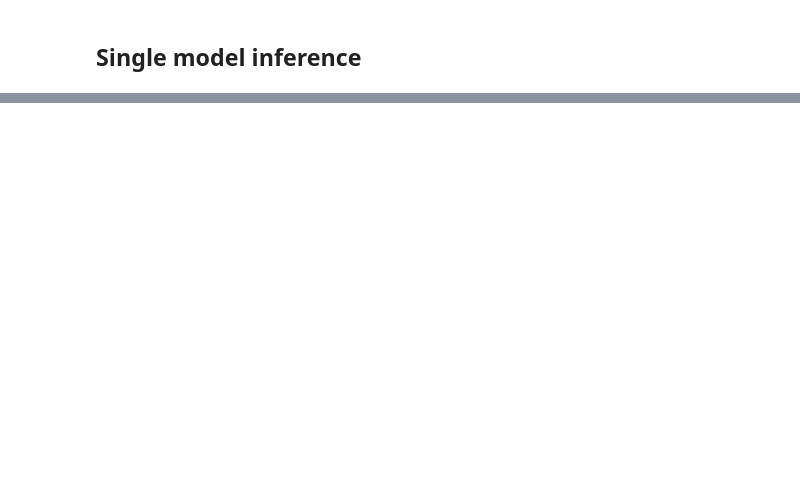
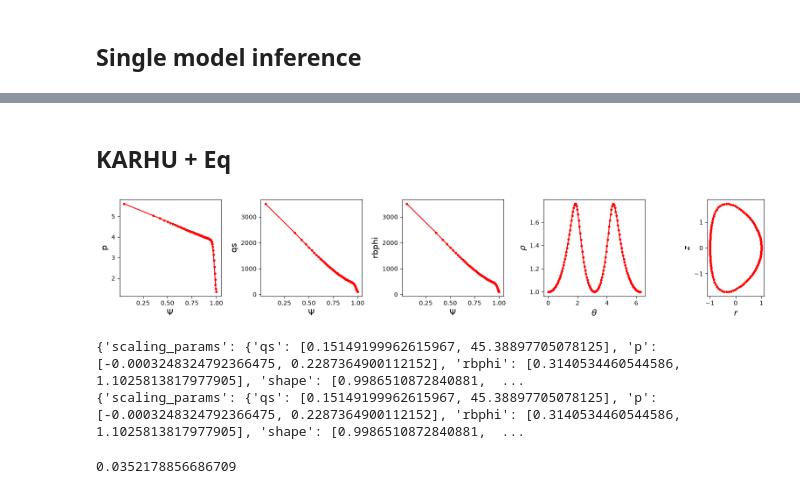
Before and after one commit to DIGIfusion/karhu, a Jupyter notebook: example/run_inference.ipynb, the cells around one changed output, grey strips where cells are left out. Drawn from its saved outputs; the diff is of its cells as text; code cells hidden in the pictures; blank space fills up the shorter version.

```diff
--- a/example/run_inference.ipynb
+++ b/example/run_inference.ipynb
@@ -133,0 +136,59 @@ plt.show()
+# %% [markdown]
+## KARHU + Eq
+# %%
+"""
+The data directory in the example folder contains the HELENA files needed to construct the model input.
+You can replace this with your own HELENA equilibrium files. The model predicts the maximum growth rate of
+the given equilibrium.
+The reference values are the mode number (Ntor) specific growth rates calculated by MISHKA for the same equilibrium.
+"""
+rundir = "./data/jet_2H/"
+y_true = [0.0, 0.0, 0.0, 0.0, np.sqrt(0.5405E-03), np.sqrt(0.1058E-02), 0.8027E-03, 0.0]
+x_true = [3, 5, 7, 10, 15, 20, 30, 50,]
+
+
+# Dummy config
+model_config = {
+    "karhu_psin_axis": np.linspace(1e-5, 1.0, 64)**(1/4),
+    "karhu_theta_axis": np.linspace(1e-5, 2*np.pi, 128)}
+
+with gzip.open(os.path.join(rundir, 'fort.12.gz'), 'rb') as f_in:
+    with open(os.path.join(rundir, 'fort.12'), 'wb') as f_out:
+        shutil.copyfileobj(f_in, f_out)
+
+x_helena = load_equilibrium_input_from_helena(rundir,
+    karhu_psin_axis=model_config["karhu_psin_axis"],
+    karhu_theta_axis=model_config["karhu_theta_axis"])
+
+# Plot the equilibrium profiles
+fig_x, axs = plt.subplots(1, 5, figsize=(16, 3))
+for i, label in enumerate(['p', 'qs', 'rbphi']):
+    axs[i].plot(model_config["karhu_psin_axis"], x_helena[i].flatten(), ".-", c="red", markersize=6, fillstyle="top")
+    axs[i].set_xlabel(r"$\Psi$")
+    axs[i].set_ylabel(label)
+axs[3].plot(model_config["karhu_theta_axis"], x_helena[3].flatten(), ".-", c="red", markersize=6, fillstyle="full")
+axs[3].set_xlabel(r"$\theta$")
+axs[3].set_ylabel(r"$\rho$")
+r, z = pol2cart(x_helena[3].flatten().numpy(), model_config["karhu_theta_axis"])
+axs[4].plot(r, z, ".-", c="red", markersize=6, fillstyle="full")
+axs[4].set_xlabel(r"$r$")
+axs[4].set_ylabel(r"$z$")
+axs[4].set_aspect("equal")
+plt.tight_layout()
+plt.show()
+# %% [output]
+[figure, added]
+# %%
+karhu_model_dir = '/scratch/project_2009007/ambrunc/dev_karhu/karhu/models/model_20261104_161719'
+eq_model_dir = "/scratch/project_2009007/ambrunc/dev_karhu/karhu/models/model_20261104_192626"
+
+karhu_model, karhu_model_config = load_model(karhu_model_dir)
+karhu_scaling_params = karhu_model_config["scaling_params"]
+print(karhu_model_config)
+
+eq_model, eq_model_config = load_model_eq(eq_model_dir)
+eq_scaling_params = eq_model_config["scaling_params"]
+print(eq_model_config)
+# %% [output]
+{'scaling_params': {'qs': [0.15149199962615967, 45.38897705078125], 'p': [-0.0003248324792366475, 0.2287364900112152], 'rbphi': [0.3140534460544586, 1.1025813817977905], 'shape': [0.9986510872840881,  ...
+{'scaling_params': {'qs': [0.15149199962615967, 45.38897705078125], 'p': [-0.0003248324792366475, 0.2287364900112152], 'rbphi': [0.3140534460544586, 1.1025813817977905], 'shape': [0.9986510872840881,  ...
@@ -133,0 +201,18 @@ plt.show()
+# %%
+gamma_pred = karhu_model(
+    y_pred[:, 0].reshape((-1, 1, 64)),
+    y_pred[:, 1].reshape((-1, 1, 64)),
+    y_pred[:, 2].reshape((-1, 1, 64)),
+    x[3],
+    x[4],
+    x[5]
+    # beta_n
+)
+gamma_pred = descale_minmax(
+    gamma_pred.item(),
+    eq_scaling_params["gamma"][0],
+    eq_scaling_params["gamma"][1],
+)
+gamma_pred
+# %% [output]
+0.0352178856686709
```
Also changed, not shown: parts of 10 cells of this notebook, 11 other files.
